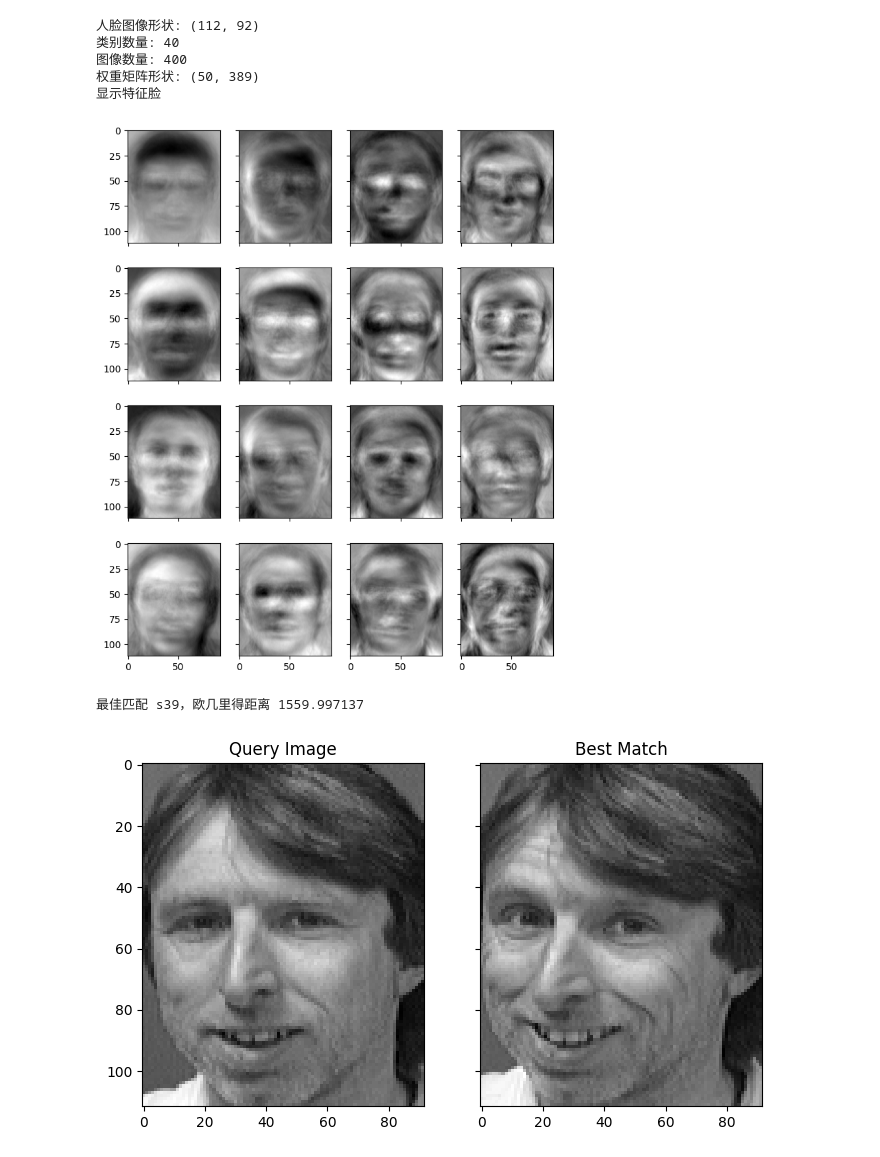
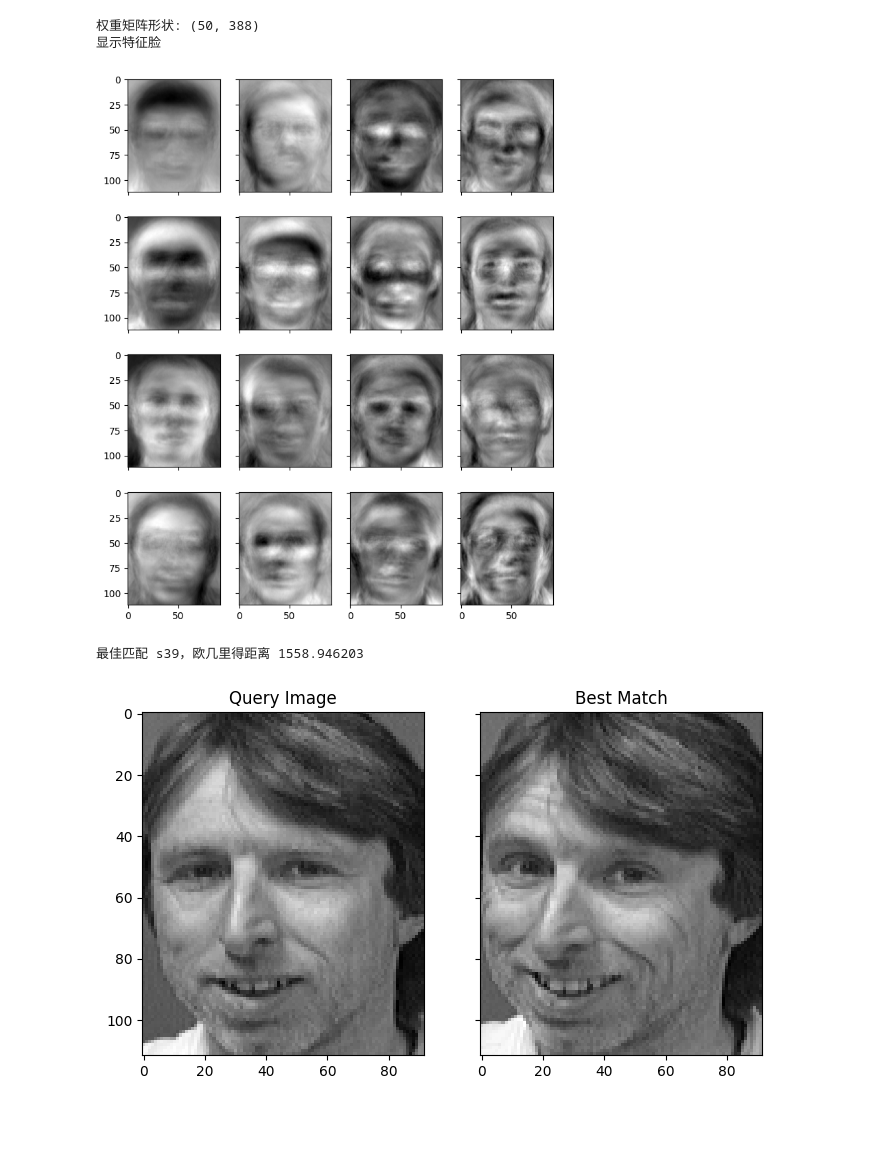
Before and after one commit to TonyHuang6666/Manifold-Learning, a Jupyter notebook: Principal component analysis/PCA-Face Recongnition.ipynb, the cells around one changed output. Saved outputs shown, nothing was run; the diff lists cells and outputs as text; code cells hidden in the pictures; blank space fills up the shorter version.

```diff
--- a/Principal component analysis/PCA-Face Recongnition.ipynb
+++ b/Principal component analysis/PCA-Face Recongnition.ipynb
@@ -1,8 +1,10 @@
 # %%
 import zipfile
 import cv2
+import os
 import numpy as np
 import matplotlib.pyplot as plt
+
 
 # 从zip文件中读取人脸图像
 faces = {}
@@ -14,11 +16,16 @@ with zipfile.ZipFile("attface.zip") as facezip:
             # 如果我们解压了zip文件，可以使用cv2.imread(filename)代替
             faces[filename] = cv2.imdecode(np.frombuffer(image.read(), np.uint8), cv2.IMREAD_GRAYSCALE)
 
-# 使用matplotlib显示示例人脸图像
-fig, axes = plt.subplots(4, 4, sharex=True, sharey=True, figsize=(8, 10))
-faceimages = list(faces.values())[-16:] # 取最后16张图像
-for i in range(16):
-    axes[i%4][i//4].imshow(faceimages[i], cmap="gray")
-print("显示示例人脸图像")
-plt.show()
+'''
+# 从attface文件夹及其子文件夹中读取人脸图像
+faces = {}
+data_directory = "attface"  # attface文件夹路径
+
+for root, dirs, files in os.walk(data_directory):
+    for filename in files:
+        if filename.endswith(".pgm"):
+            file_path = os.path.join(root, filename)
+            img = cv2.imread(file_path, cv2.IMREAD_GRAYSCALE)
+            faces[filename] = img
+'''
 # %% [output]
@@ -45,48 +74,38 @@ def pca(X, n_components):
 # %%
-
-# 打印一些细节
-faceshape = list(faces.values())[0].shape
-print("人脸图像形状:", faceshape)
-
-classes = set(filename.split("/")[0] for filename in faces.keys())
-print("类别数量:", len(classes))
-print("图像数量:", len(faces))
-
 # 为特征脸构建数据矩阵和标签向量
 facematrix = []
 facelabel = []
 for key, val in faces.items():
     if key.startswith("s40/"):
         continue # 这是我们的测试集
     if key == "s39/10.pgm":
+        continue # 这是我们的测试集
+    if key == "s8/2.pgm":
         continue # 这是我们的测试集
     facematrix.append(val.flatten())
     facelabel.append(key.split("/")[0])
 
 # 创建一个NxM矩阵，其中N为图像数量，M为每个图像的像素数
 facematrix = np.array(facematrix)
 
 # 应用PCA并选择前K个主成分作为特征脸
 n_components = 50
 eigenfaces, mean_face = pca(facematrix, n_components)
 
 # 生成权重矩阵，其中K为特征脸数量，N为样本数量
 weights = eigenfaces.T @ (facematrix - mean_face).T
 print("权重矩阵形状:", weights.shape)
 
 # 显示前16个特征脸
 fig, axes = plt.subplots(4, 4, sharex=True, sharey=True, figsize=(8, 10))
 for i in range(16):
     axes[i%4][i//4].imshow(eigenfaces[:, i].reshape(faceshape), cmap="gray")
 print("显示特征脸")
 plt.show()
 # %% [output]
-人脸图像形状: (112, 92)
-类别数量: 40
-图像数量: 400
-权重矩阵形状: (50, 389)
+权重矩阵形状: (50, 388)
 显示特征脸
-[figure, old version]
+[figure, new version]
 # %%
 # 测试已存在类别的样本图像
 query = faces["s39/10.pgm"].reshape(1,-1)
@@ -103,5 +122,5 @@ axes[1].imshow(facematrix[best_match].reshape(faceshape), cmap="gray")
 axes[1].set_title("Best Match")
 plt.show()
 # %% [output]
-最佳匹配 s39，欧几里得距离 1559.997137
+最佳匹配 s39，欧几里得距离 1558.946203
 [figure]
```
Also changed, not shown: parts of 4 cells of this notebook, 1 other file.
